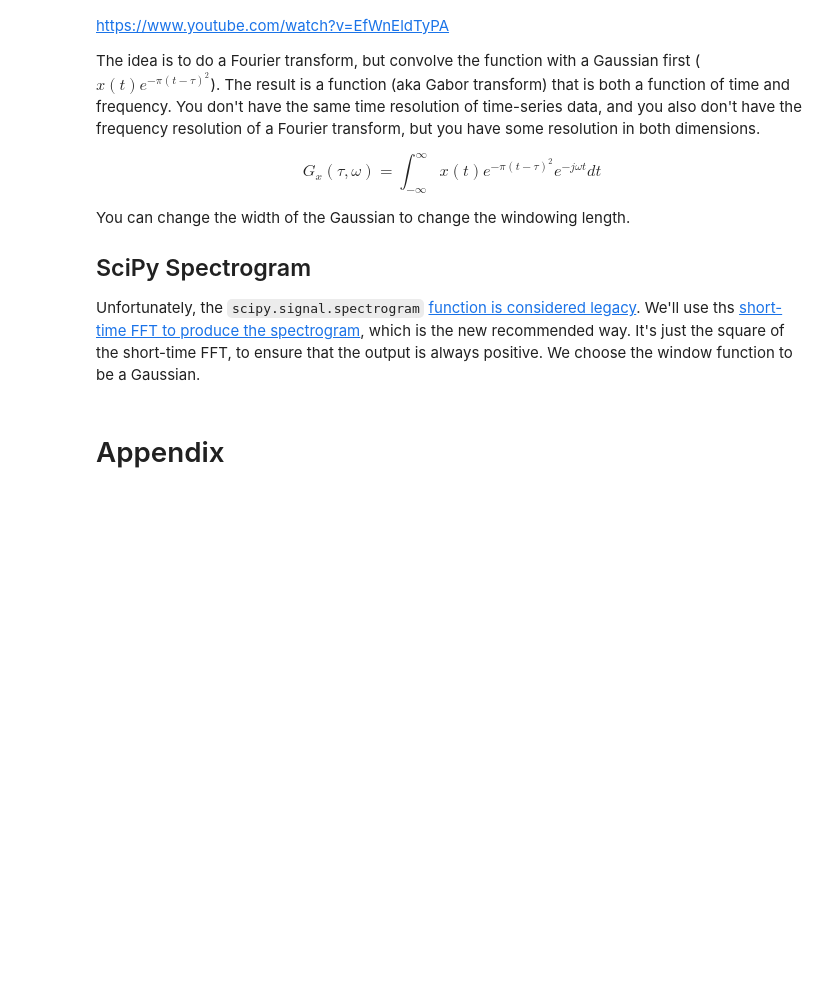
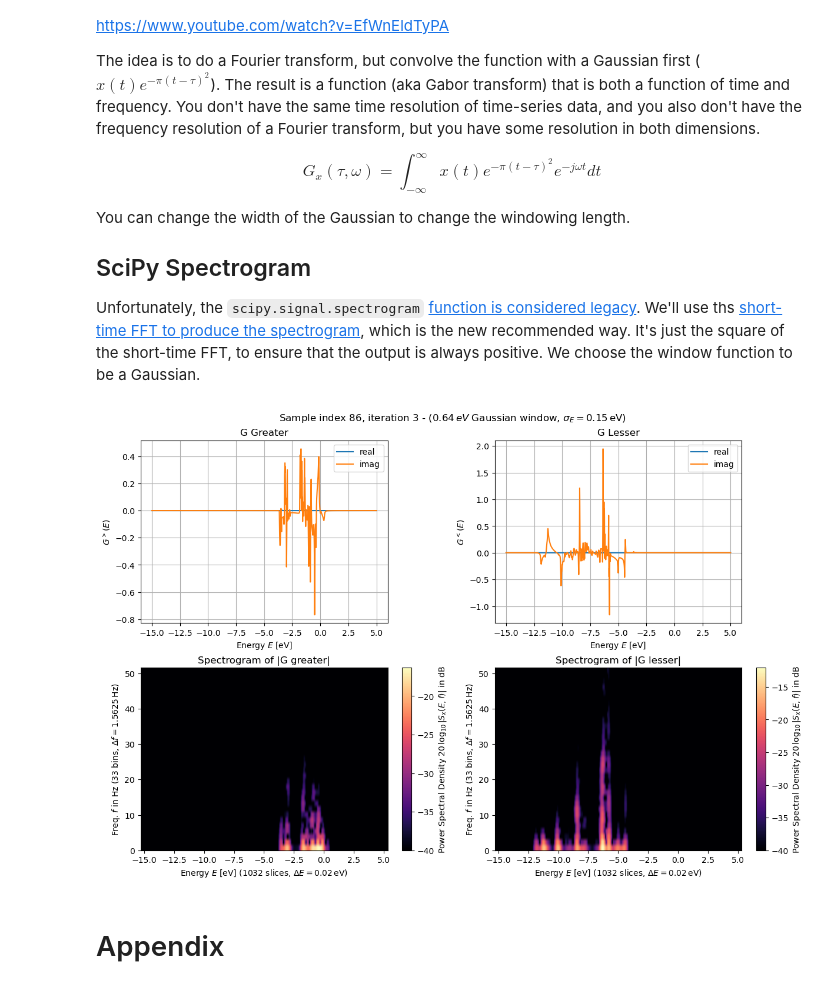
Before and after one commit to quatrex/quatrex, a Jupyter notebook: scripts/analysis/visualize_scba.ipynb, the cells around one changed output. Saved outputs shown, nothing was run; the diff lists cells and outputs as text; code cells hidden in the pictures; blank space fills up the shorter version.

```diff
--- a/scripts/analysis/visualize_scba.ipynb
+++ b/scripts/analysis/visualize_scba.ipynb
@@ -699,7 +698,7 @@ from scipy.signal.windows import gaussian
 simulation_dir = Path("./../../examples/w90/carbon-nanotube/gw")
 output_dir = simulation_dir / "outputs"
 output_file_prefix = output_dir / "visualize_scba"
-archive_dir = simulation_dir / "archive" / "20260227_113823_energy20001_iter5_reduced"
+archive_dir = simulation_dir / "archive" / "20260416_145226_energy2001_iter100_rank250"
 archive_file_prefix = archive_dir / "visualize_scba"
 
 # change these to switch between output and archive
@@ -800,33 +799,35 @@ axs[1, 0].set(
     ylabel=f"Freq. $f$ in Hz ({SFT.f_pts} bins, "
     + rf"$\Delta f = {SFT.delta_f:g}\,$Hz)",
     xlim=(t_lo, t_hi),
 )
 Sx_dB = 10 * np.log10(np.fmax(Sx_greater, 1e-4))  # limit range to -40 dB
 im1 = axs[1, 0].imshow(
     Sx_dB, origin="lower", aspect="auto", extent=(t_lo, t_hi, f_lo, f_hi), cmap="magma"
 )
 fig.colorbar(im1, label="Power Spectral Density " + r"$20\,\log_{10}|S_x(E, f)|$ in dB")
 
 axs[1, 1].set_title(f"Spectrogram of |G lesser|")
 axs[1, 1].set(
     xlabel=f"Energy $E$ [eV] ({SFT.p_num(N)} slices, "
     + rf"$\Delta E = {SFT.delta_t:g}\,$eV)",
     ylabel=f"Freq. $f$ in Hz ({SFT.f_pts} bins, "
     + rf"$\Delta f = {SFT.delta_f:g}\,$Hz)",
     xlim=(t_lo, t_hi),
 )
 Sx_dB = 10 * np.log10(np.fmax(Sx_lesser, 1e-4))  # limit range to -40 dB
 im2 = axs[1, 1].imshow(
     Sx_dB, origin="lower", aspect="auto", extent=(t_lo, t_hi, f_lo, f_hi), cmap="magma"
 )
 fig.colorbar(im2, label="Power Spectral Density " + r"$20\,\log_{10}|S_x(E, f)|$ in dB")
 
 plt.suptitle(
     rf"Sample index {sample_idx}, iteration {iteration} - ({SFT.m_num*SFT.T:g}$\,eV$ Gaussian "
     + rf"window, $\sigma_E={g_std*SFT.T:g}\,$eV)"
 )
 plt.show()
 # endregion
+# %% [output]
+[figure, added]
 # %% [markdown]
 # Appendix
 # %% [markdown]
```
Also changed, not shown: parts of 1 cell of this notebook, 4 other files.
